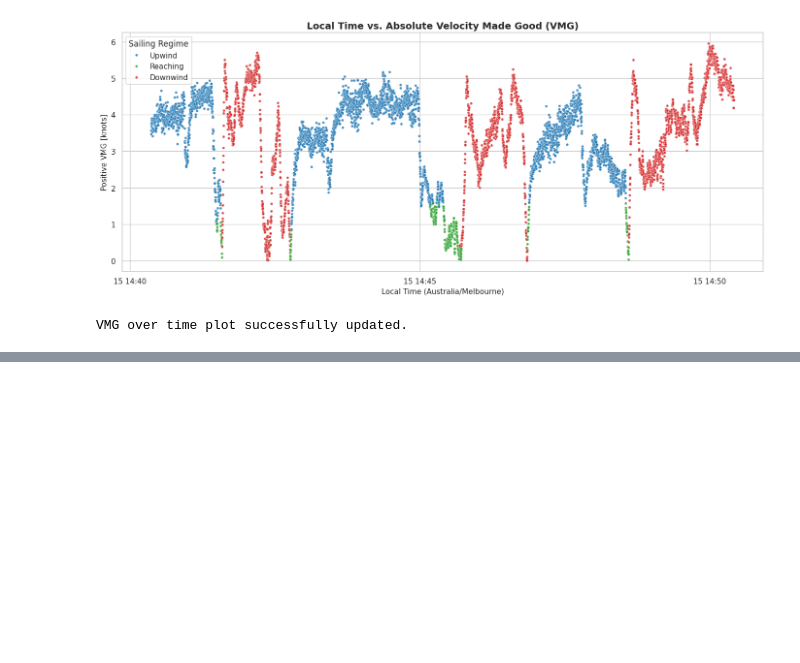
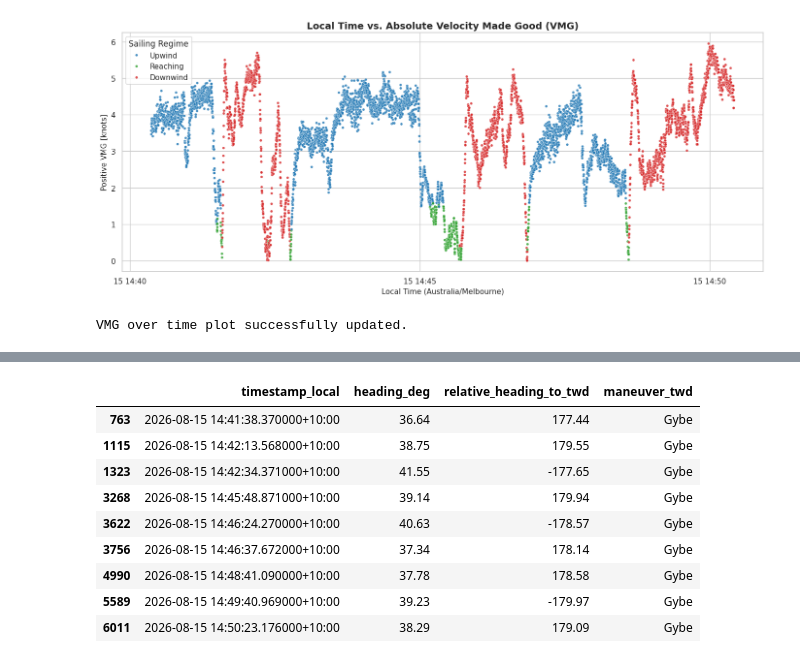
Before and after one commit to nedw0003/MMA3001_Sailing_Performance_Analysis, a Jupyter notebook: MMA3001_Sailing_Performance_Analysis.ipynb, the cells around one changed output, grey strips where cells are left out. Drawn from its saved outputs; the diff is of its cells as text; code cells hidden in the pictures; blank space fills up the shorter version.

Commit message:
Add tack and gybe detection. Includes fix to actually identify Tacks

```diff
--- a/MMA3001_Sailing_Performance_Analysis.ipynb
+++ b/MMA3001_Sailing_Performance_Analysis.ipynb
@@ -784,3 +784,75 @@ else:
 # %% [output]
 [figure]
 VMG over time plot successfully updated.
+# %%
+"""
+Sailing Maneuvers Identification (Tacks and Gybes)
+
+This script identifies maneuvers based on when the boat's heading crosses the optimized
+True Wind Direction (TWD). To prevent multiple consecutive timestamps from flagging
+individual maneuvers during the same physical 5-10 second turn, it applies a 10-second
+deduplication window.
+"""
+
+import numpy as np
+import pandas as pd
+
+# Map containing the calculated TWD for each race from our previous midpoint analysis
+calculated_twds = {
+    'Ora 8-15-2026 Race 1': 219.2,
+    'Ora 8-15-2026 Race 2': 211.3,
+    'Ora 8-15-2026 Race 3': 212.7,
+    'Ora 8-15-2026 Race 4': 206.0
+}
+
+if 'df_filtered' not in globals():
+    print("Error: 'df_filtered' is not defined. Please run previous setup cells.")
+elif 'heading_deg' not in df_filtered.columns:
+    print("Error: 'heading_deg' column is missing.")
+else:
+    # Identify which race we are currently analyzing inside df_filtered
+    active_twd = 219.2
+    for race_name, twd_val in calculated_twds.items():
+        if 'df' in globals() and 'race_data' in globals() and race_data.get(race_name) is df:
+            active_twd = twd_val
+            break
+
+    # 1. Compute the relative heading to the optimized True Wind Direction, normalized between -180 and 180
+    df_filtered['relative_heading_to_twd'] = df_filtered['heading_deg'] - active_twd
+    df_filtered['relative_heading_to_twd'] = (df_filtered['relative_heading_to_twd'] + 180) % 360 - 180
+
+    # 2. Set crossing thresholds and tolerances (widened to 20 degrees as requested)
+    crossing_tolerance = 20
+
+    # Identify potential raw crossings
+    is_tack_condition_1 = (df_filtered['relative_heading_to_twd'].shift(1) > crossing_tolerance) & (df_filtered['relative_heading_to_twd'] < -crossing_tolerance)
+    is_tack_condition_2 = (df_filtered['relative_heading_to_twd'].shift(1) < -crossing_tolerance) & (df_filtered['relative_heading_to_twd'] > crossing_tolerance)
+
+    is_gybe_condition_1 = (df_filtered['relative_heading_to_twd'].shift(1) > (180 - crossing_tolerance)) & (df_filtered['relative_heading_to_twd'] < (-180 + crossing_tolerance))
+    is_gybe_condition_2 = (df_filtered['relative_heading_to_twd'].shift(1) < (-180 + crossing_tolerance)) & (df_filtered['relative_heading_to_twd'] > (180 - crossing_tolerance))
+
+    # Create raw detection arrays
+    df_filtered['raw_maneuver'] = ''
+    df_filtered.loc[is_tack_condition_1 | is_tack_condition_2, 'raw_maneuver'] = 'Tack'
+    df_filtered.loc[is_gybe_condition_1 | is_gybe_condition_2, 'raw_maneuver'] = 'Gybe'
+
+    # 3. Deduplicate events within a 10-second window
+    df_filtered['maneuver_twd'] = ''
+    last_maneuver_time = None
+    maneuver_cooldown = pd.Timedelta(seconds=10)
+
+    for idx, row in df_filtered[df_filtered['raw_maneuver'] != ''].iterrows():
+        current_time = row['timestamp_utc']
+        if last_maneuver_time is None or (current_time - last_maneuver_time) >= maneuver_cooldown:
+            df_filtered.at[idx, 'maneuver_twd'] = row['raw_maneuver']
+            last_maneuver_time = current_time
+
+    # Cleanup temporary working columns
+    if 'raw_maneuver' in df_filtered.columns:
+        df_filtered.drop(columns=['raw_maneuver'], inplace=True)
+
+    print(f"Maneuvers identified using optimized TWD ({active_twd}°) and widened tolerance ({crossing_tolerance}°).")
+    print(f"Detected {df_filtered[df_filtered['maneuver_twd'] == 'Tack'].shape[0]} Tacks and {df_filtered[df_filtered['maneuver_twd'] == 'Gybe'].shape[0]} Gybes after 10s deduplication.")
+
+    display(df_filtered[df_filtered['maneuver_twd'] != ''][['timestamp_local', 'heading_deg', 'relative_heading_to_twd', 'maneuver_twd']].head(15))
+# %% [output]
@@ -786,0 +861,10 @@ VMG over time plot successfully updated.
+|  | timestamp_local | heading_deg | relative_heading_to_twd | maneuver_twd |
+| 763 | 2026-08-15 14:41:38.370000+10:00 | 36.64 | 177.44 | Gybe |
+| 1115 | 2026-08-15 14:42:13.568000+10:00 | 38.75 | 179.55 | Gybe |
+| 1323 | 2026-08-15 14:42:34.371000+10:00 | 41.55 | -177.65 | Gybe |
+| 3268 | 2026-08-15 14:45:48.871000+10:00 | 39.14 | 179.94 | Gybe |
+| 3622 | 2026-08-15 14:46:24.270000+10:00 | 40.63 | -178.57 | Gybe |
+| 3756 | 2026-08-15 14:46:37.672000+10:00 | 37.34 | 178.14 | Gybe |
+| 4990 | 2026-08-15 14:48:41.090000+10:00 | 37.78 | 178.58 | Gybe |
+| 5589 | 2026-08-15 14:49:40.969000+10:00 | 39.23 | -179.97 | Gybe |
+| 6011 | 2026-08-15 14:50:23.176000+10:00 | 38.29 | 179.09 | Gybe |
```
Also changed, not shown: parts of 4 cells of this notebook.
